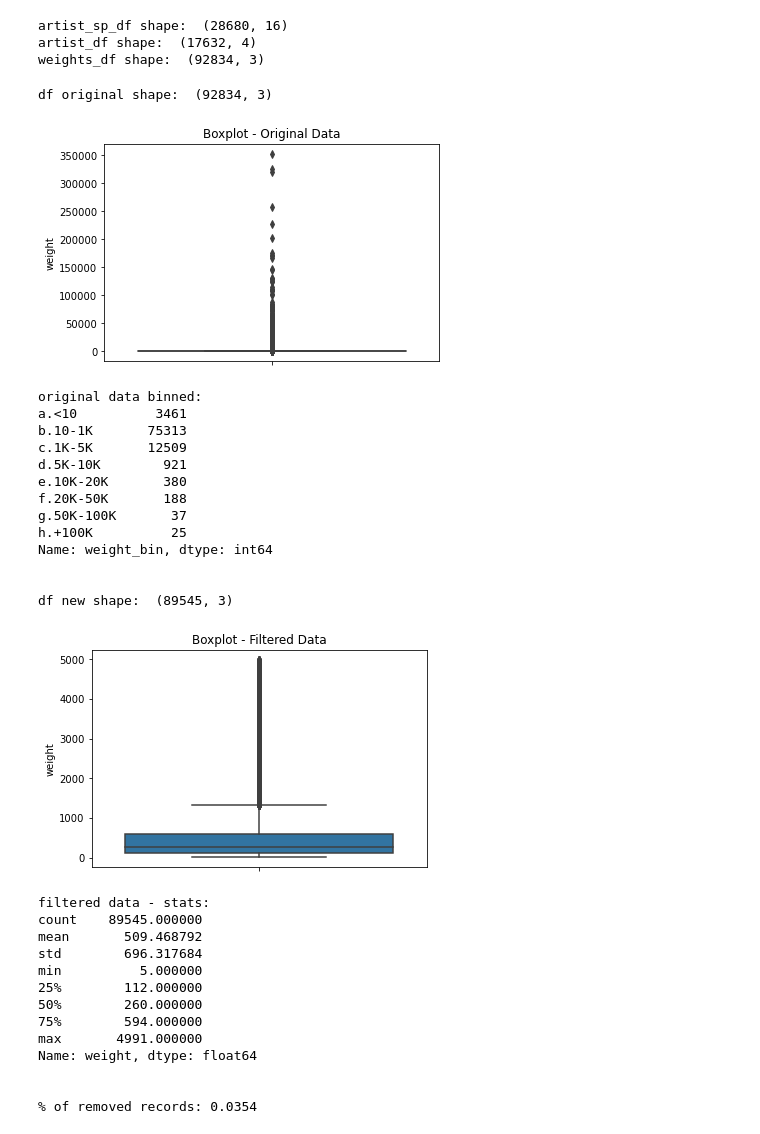
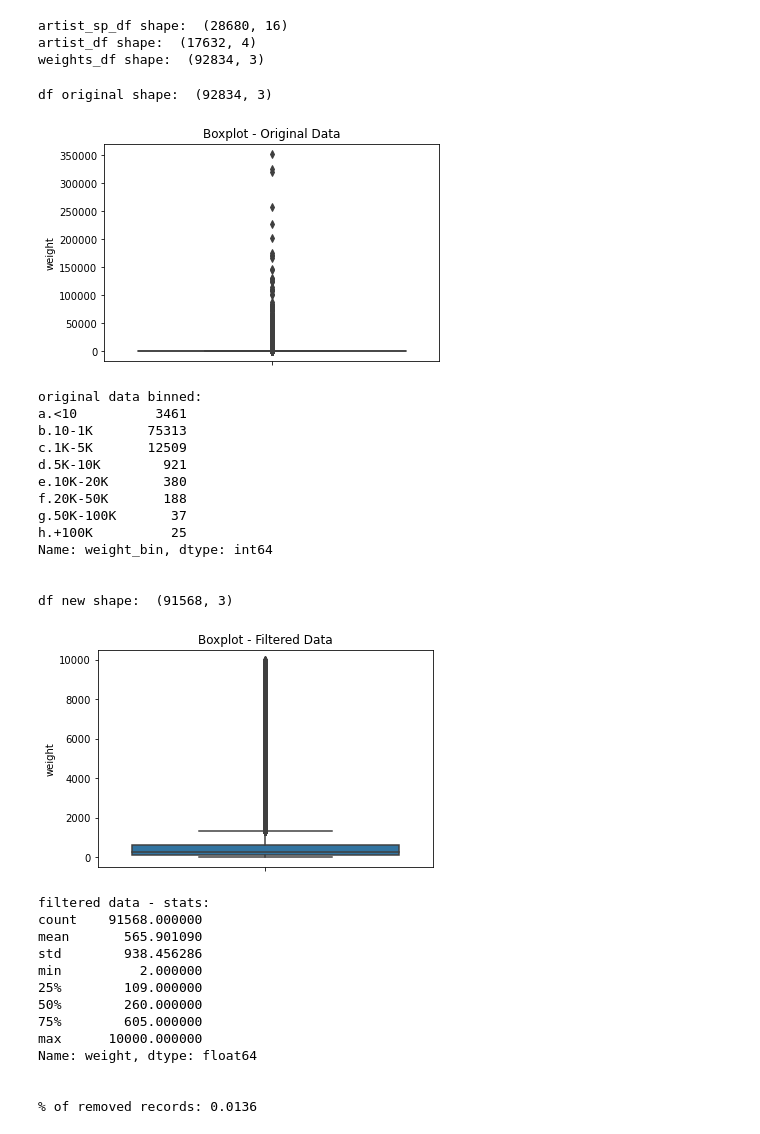
Before and after one commit to luish910/cda_recomm_project, a Jupyter notebook: Processing Functions.ipynb, the cells around one changed output. Saved outputs shown, nothing was run; the diff lists cells and outputs as text; code cells hidden in the pictures.

```diff
--- a/Processing Functions.ipynb
+++ b/Processing Functions.ipynb
@@ -65,38 +65,38 @@ def remove_extreme_weights (df,min_weight,max_weight):
     print(f"% of removed records: {round(1-(filtered_df.shape[0]/df.shape[0]),4)}")
 
     return filtered_df
-# %%
-weights_filtered = remove_extreme_weights(weights_df,5,5000)
-# %% [output]
-df original shape:  (92834, 3)
-[figure, removed]
-original data binned:
-a.<10          3461
-b.10-1K       75313
-c.1K-5K       12509
-d.5K-10K        921
-e.10K-20K       380
-f.20K-50K       188
-g.50K-100K       37
-h.+100K          25
-Name: weight_bin, dtype: int64
-
-
-df new shape:  (89545, 3)
-[figure, removed]
-filtered data - stats:
-count    89545.000000
-mean       509.468792
-std        696.317684
-min          5.000000
-25%        112.000000
-50%        260.000000
-75%        594.000000
-max       4991.000000
-Name: weight, dtype: float64
-
-
-% of removed records: 0.0354
+# %%
+weights_filtered_ext = remove_extreme_weights(weights_df,2,10000)
+# %% [output]
+df original shape:  (92834, 3)
+[figure, added]
+original data binned:
+a.<10          3461
+b.10-1K       75313
+c.1K-5K       12509
+d.5K-10K        921
+e.10K-20K       380
+f.20K-50K       188
+g.50K-100K       37
+h.+100K          25
+Name: weight_bin, dtype: int64
+
+
+df new shape:  (91568, 3)
+[figure, added]
+filtered data - stats:
+count    91568.000000
+mean       565.901090
+std        938.456286
+min          2.000000
+25%        109.000000
+50%        260.000000
+75%        605.000000
+max      10000.000000
+Name: weight, dtype: float64
+
+
+% of removed records: 0.0136
 # %%
 #source: https://github.com/statisticianinstilettos/recmetrics/blob/master/recmetrics/plots.py
 
```
Also changed, not shown: parts of 8 cells of this notebook.
